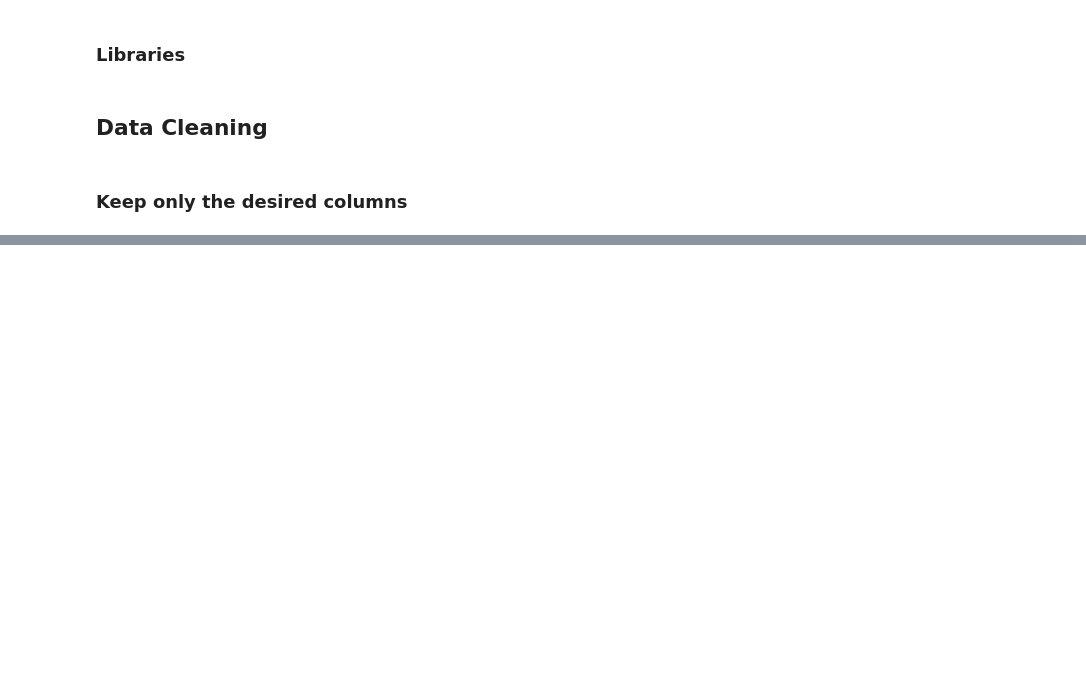
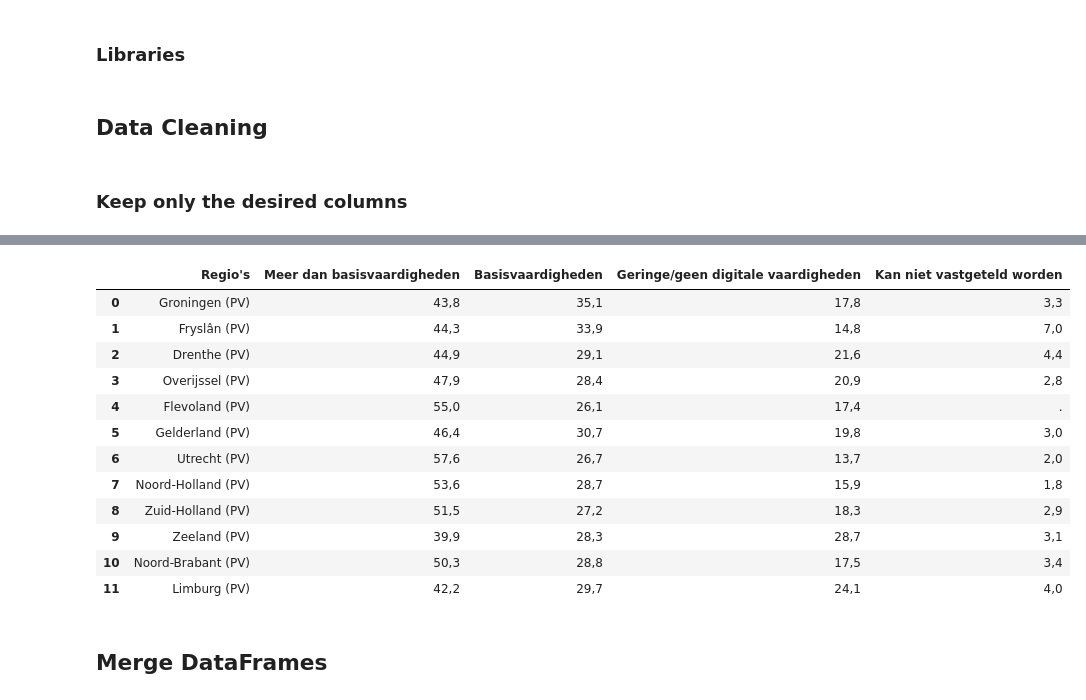
Before and after one commit to Sejidz/CRM, a Jupyter notebook: cleaning.ipynb, the cells around one changed output, grey strips where cells are left out. Cells and saved outputs as stored; diff of their text form; code cells hidden in the pictures; blank space fills up the shorter version.

```diff
--- a/cleaning.ipynb
+++ b/cleaning.ipynb
@@ -94,0 +92,21 @@ slachtofferschap_filtered = slachtofferschap_filtered[slachtofferschap_filtered[
+# %%
+digitale_vaardigheden = digitale_vaardigheden.applymap(lambda x: x.replace('"', '') if isinstance(x, str) else x)
+digitale_vaardigheden.columns = digitale_vaardigheden.columns.str.replace('"', '')
+
+display(digitale_vaardigheden)
+# %% [output]
+|  | Regio's | Meer dan basisvaardigheden | Basisvaardigheden | Geringe/geen digitale vaardigheden | Kan niet vastgeteld worden |
+| 0 | Groningen (PV) | 43,8 | 35,1 | 17,8 | 3,3 |
+| 1 | Fryslân (PV) | 44,3 | 33,9 | 14,8 | 7,0 |
+| 2 | Drenthe (PV) | 44,9 | 29,1 | 21,6 | 4,4 |
+| 3 | Overijssel (PV) | 47,9 | 28,4 | 20,9 | 2,8 |
+| 4 | Flevoland (PV) | 55,0 | 26,1 | 17,4 | . |
+| 5 | Gelderland (PV) | 46,4 | 30,7 | 19,8 | 3,0 |
+| 6 | Utrecht (PV) | 57,6 | 26,7 | 13,7 | 2,0 |
+| 7 | Noord-Holland (PV) | 53,6 | 28,7 | 15,9 | 1,8 |
+| 8 | Zuid-Holland (PV) | 51,5 | 27,2 | 18,3 | 2,9 |
+| 9 | Zeeland (PV) | 39,9 | 28,3 | 28,7 | 3,1 |
+| 10 | Noord-Brabant (PV) | 50,3 | 28,8 | 17,5 | 3,4 |
+| 11 | Limburg (PV) | 42,2 | 29,7 | 24,1 | 4,0 |
+# %% [markdown]
+## Merge DataFrames
```
Also changed, not shown: parts of 19 cells of this notebook, 8 other files.
